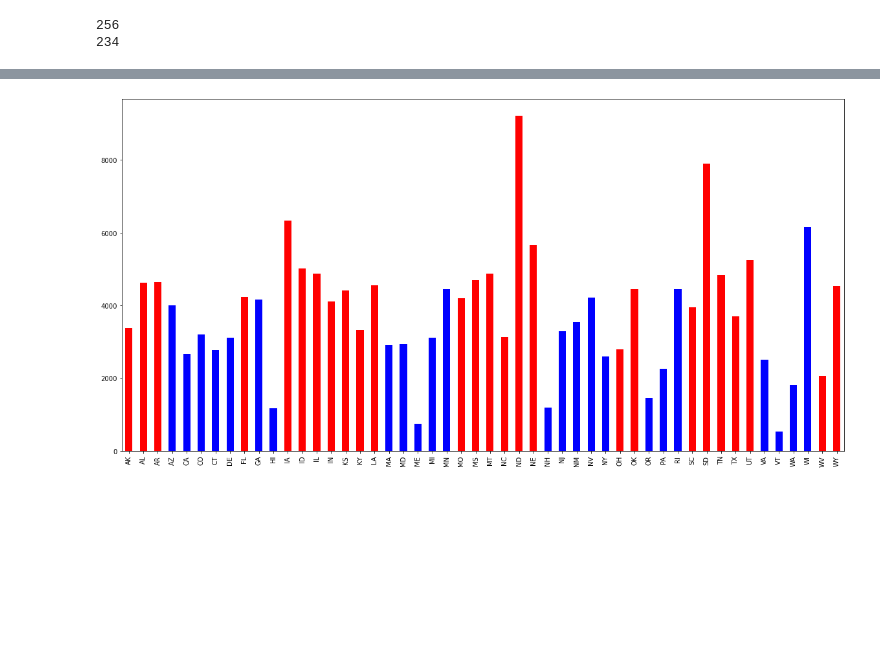
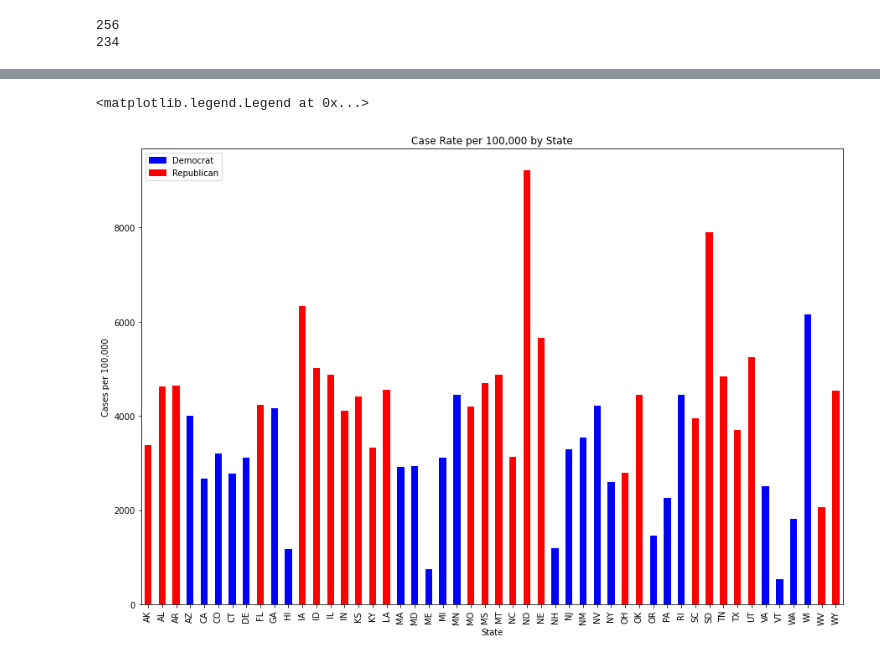
Before and after one commit to RicardoValdovinos/PolitiCovid19, a Jupyter notebook: main.ipynb, the cells around one changed output, grey strips where cells are left out. Cells and saved outputs as stored; diff of their text form; code cells hidden in the pictures; blank space fills up the shorter version.

```diff
--- a/main.ipynb
+++ b/main.ipynb
@@ -341,12 +350,19 @@ rep_line_plot = generate_line_plot('rep')
 # %%
 bar_plot = merged_cases_df['case rate per 100000'].plot(
-    figsize=(20, 10),
+    figsize=(15, 10),
     kind='bar',
     color=(merged_cases_df['vote'] == 'dem').map({True: 'b', False: 'r'})
 )
 bar_plot.set_xticklabels(merged_cases_df.state);
+bar_plot.set_title('Case Rate per 100,000 by State')
+bar_plot.set_xlabel('State')
+bar_plot.set_ylabel('Cases per 100,000')
+dem = mpatches.Patch(color='blue', label='Democrat')
+rep = mpatches.Patch(color='red', label='Republican')
+bar_plot.legend(handles=[dem, rep], loc=2)
 # %% [output]
+<matplotlib.legend.Legend at 0x...>
-[figure, old version]
+[figure, new version]
 # %%
 dem_sum = np.sum(covid_total_cases_df[covid_total_cases_df['vote'] == 'dem']['total cases'])
 rep_sum = np.sum(covid_total_cases_df[covid_total_cases_df['vote'] == 'rep']['total cases'])
```
Also changed, not shown: parts of 3 cells of this notebook, 1 other file.
